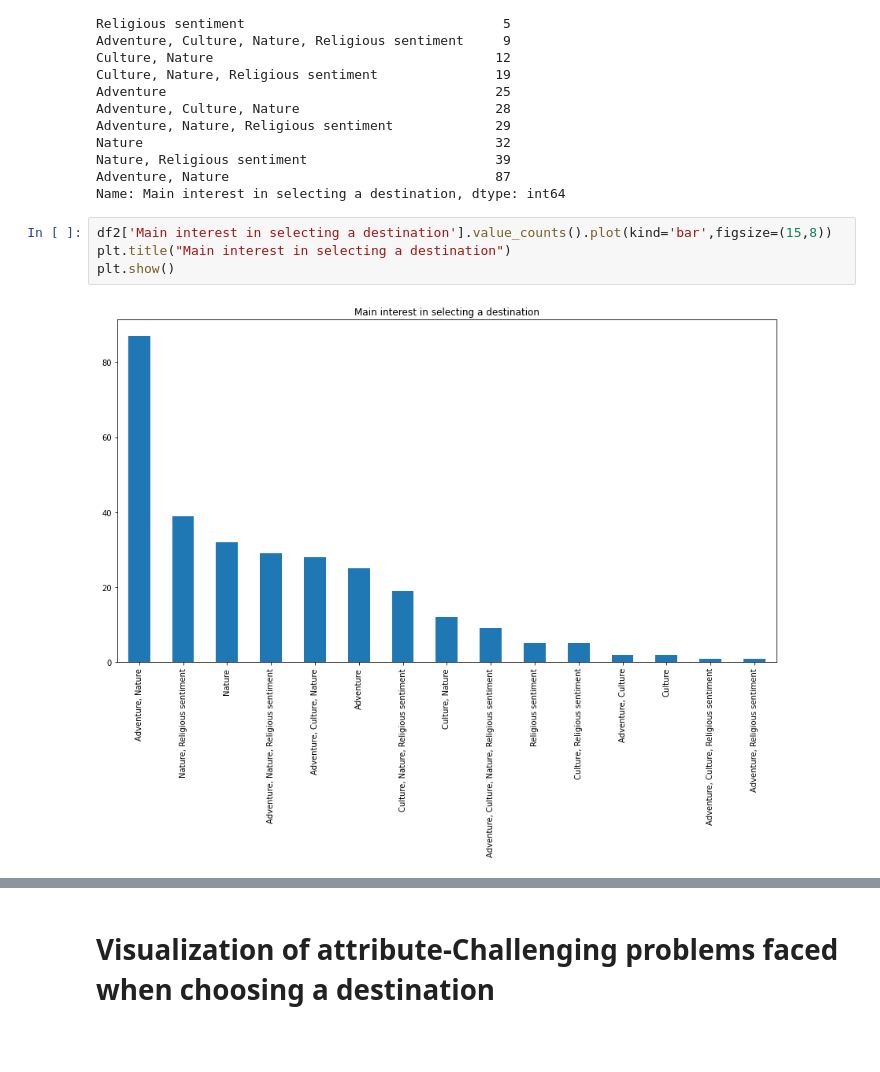
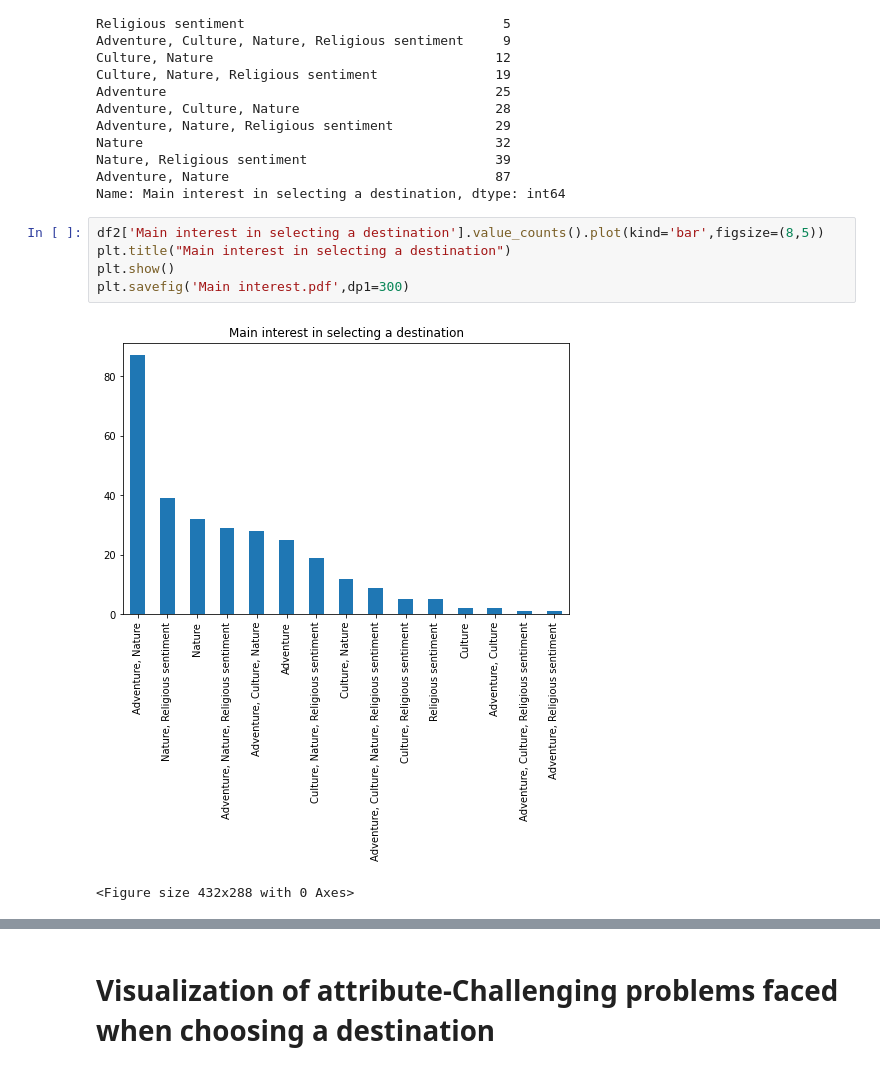
Before and after one commit to priya-dalvi/Msc-Project, a Jupyter notebook: TourismProj.ipynb, the cells around one changed output, grey strips where cells are left out. Drawn from its saved outputs; the diff is of its cells as text; blank space fills up the shorter version.

```diff
--- a/TourismProj.ipynb
+++ b/TourismProj.ipynb
@@ -542,11 +542,13 @@ Nature, Religious sentiment                        39
 Adventure, Nature                                  87
 Name: Main interest in selecting a destination, dtype: int64
 # %%
-df2['Main interest in selecting a destination'].value_counts().plot(kind='bar',figsize=(15,8))
+df2['Main interest in selecting a destination'].value_counts().plot(kind='bar',figsize=(8,5))
 plt.title("Main interest in selecting a destination")
 plt.show()
+plt.savefig('Main interest.pdf',dp1=300)
 # %% [output]
-[figure, old version]
+[figure, new version]
+<Figure size 432x288 with 0 Axes>
 # %%
 df2['Main interest in selecting a destination'].value_counts().plot(kind='pie',autopct='%1.2f%%',figsize=(10,8))
 plt.title("Main interest in selecting a destination")
```
Also changed, not shown: parts of 52 cells of this notebook.
